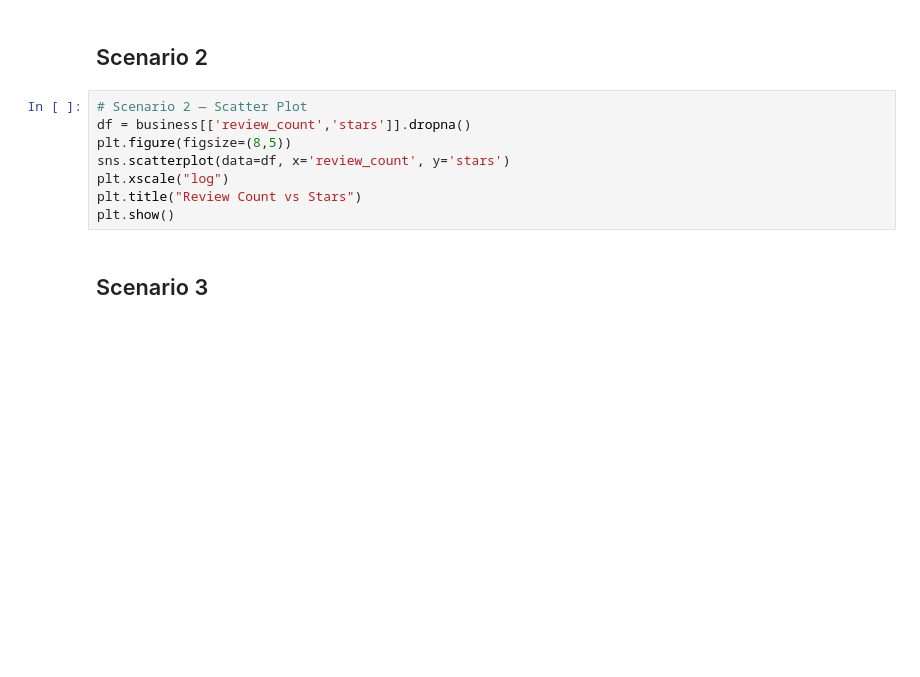
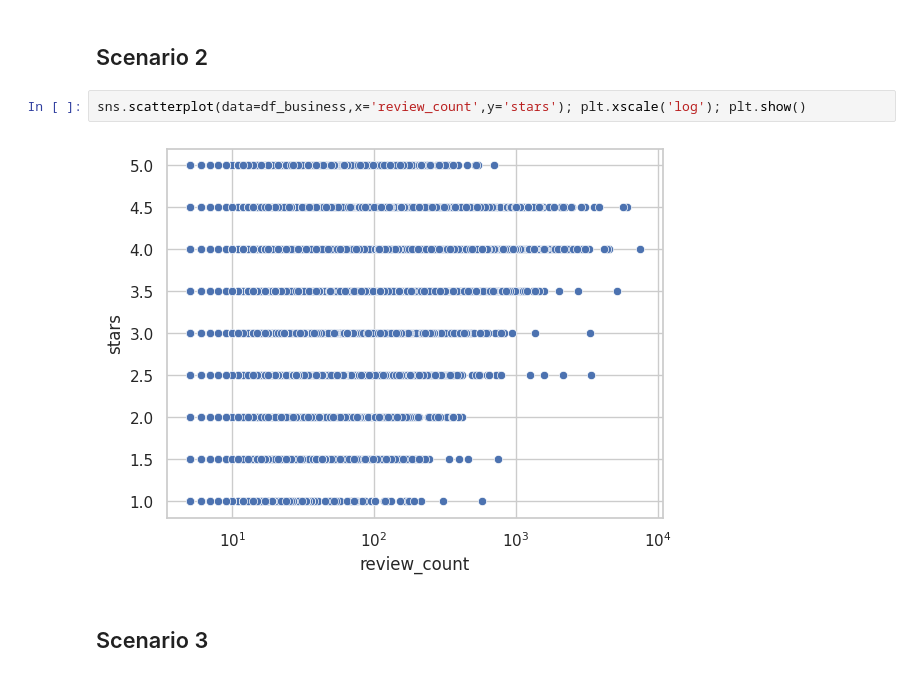
Before and after one commit to sohrab-gh/st, a Jupyter notebook: SpecialTopic_HM01.ipynb, the cells around one changed output. Cells and saved outputs as stored; diff of their text form; blank space fills up the shorter version.

```diff
--- a/SpecialTopic_HM01.ipynb
+++ b/SpecialTopic_HM01.ipynb
@@ -39,13 +68,9 @@ plt.show()
 # %% [markdown]
 ## Scenario 2
 # %%
-# Scenario 2 — Scatter Plot
-df = business[['review_count','stars']].dropna()
-plt.figure(figsize=(8,5))
-sns.scatterplot(data=df, x='review_count', y='stars')
-plt.xscale("log")
-plt.title("Review Count vs Stars")
-plt.show()
+sns.scatterplot(data=df_business,x='review_count',y='stars'); plt.xscale('log'); plt.show()
+# %% [output]
+[figure, added]
 # %% [markdown]
 ## Scenario 3
 # %%
```
Also changed, not shown: parts of 20 cells of this notebook.
